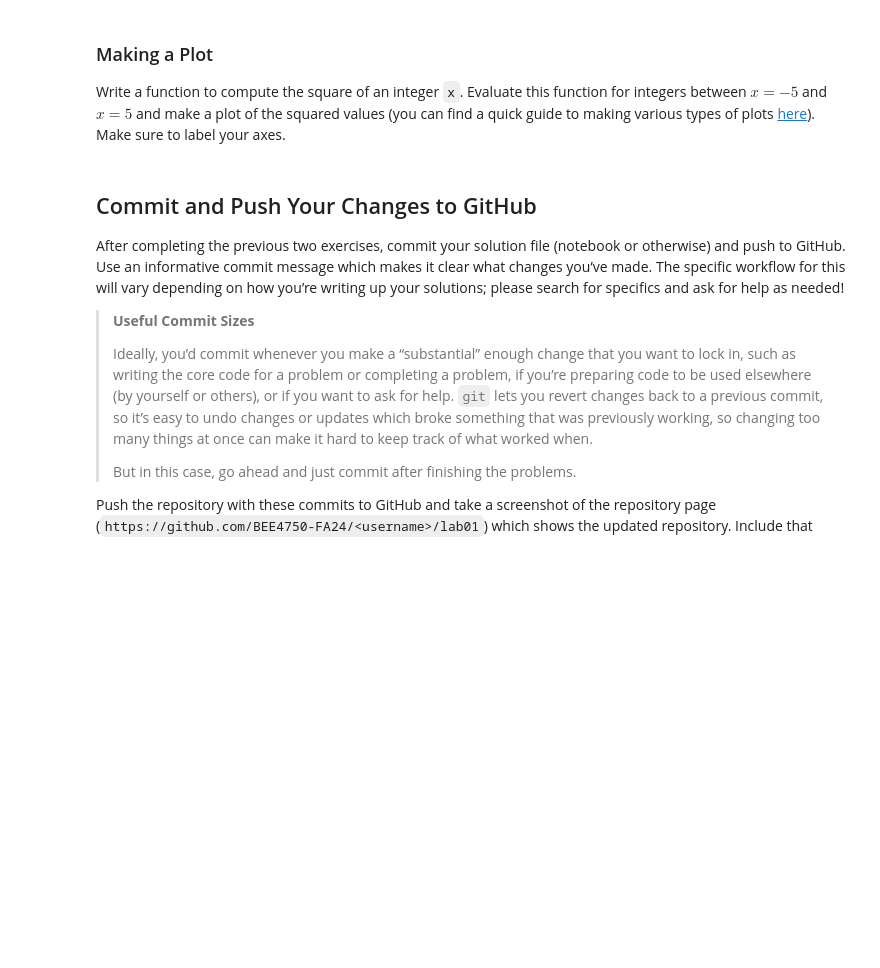
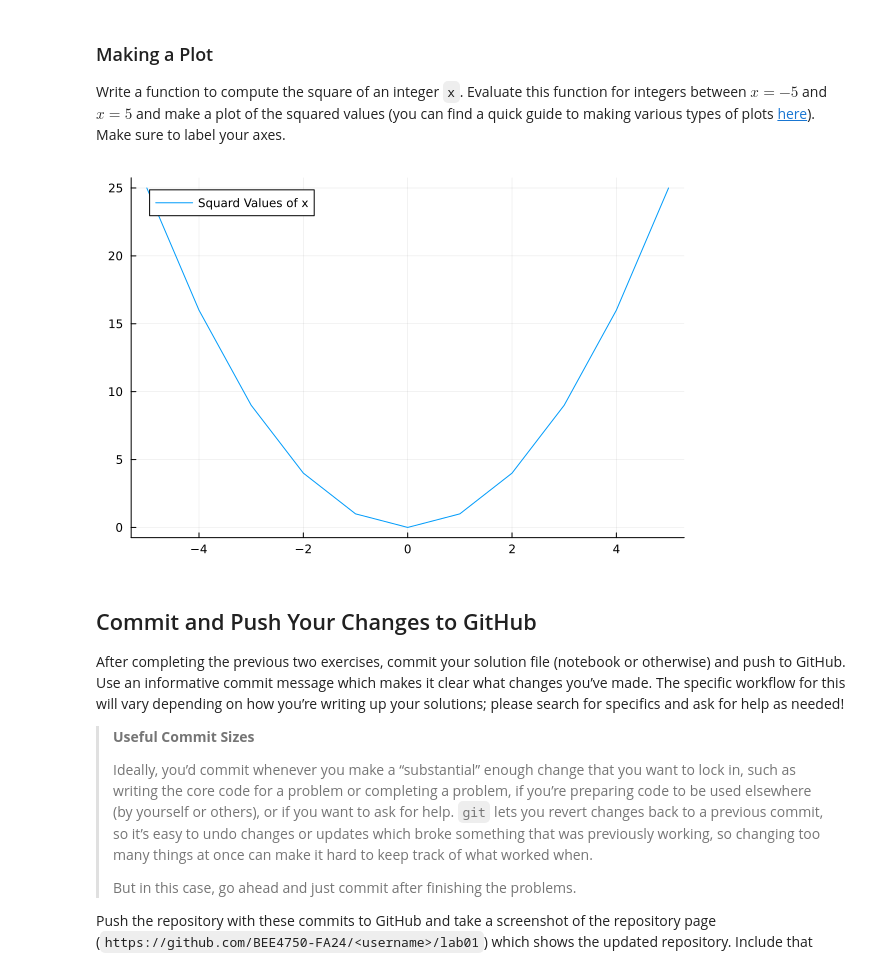
Before and after one commit to BEE4750-FA24/lab-1-RaashidHusain, a Jupyter notebook: lab01.ipynb, the cells around one changed output. Saved outputs shown, nothing was run; the diff lists cells and outputs as text; code cells hidden in the pictures; blank space fills up the shorter version.

```diff
--- a/lab01.ipynb
+++ b/lab01.ipynb
@@ -282,10 +282,21 @@ Make sure to label your axes.
 # %%
 # insert your code here
 function plotting(x)
-    for i in range(-5, 5, 1)
+    array_y = []
+    array_x = []
+    for i in range(-5,length(x))
         x = i
         y = i^2
-        append.array_ y
+        push!(array_y, y)
+        push!(array_x, x)
+    end
+    plot(array_x, array_y, label = "Squard Values of x", legend=:topleft)
+end
+
+x = range(-5, 5, 5)
+plotting(x)
+# %% [output]
+[figure, added]
 # %% [markdown]
 ## Commit and Push Your Changes to GitHub
 
```
